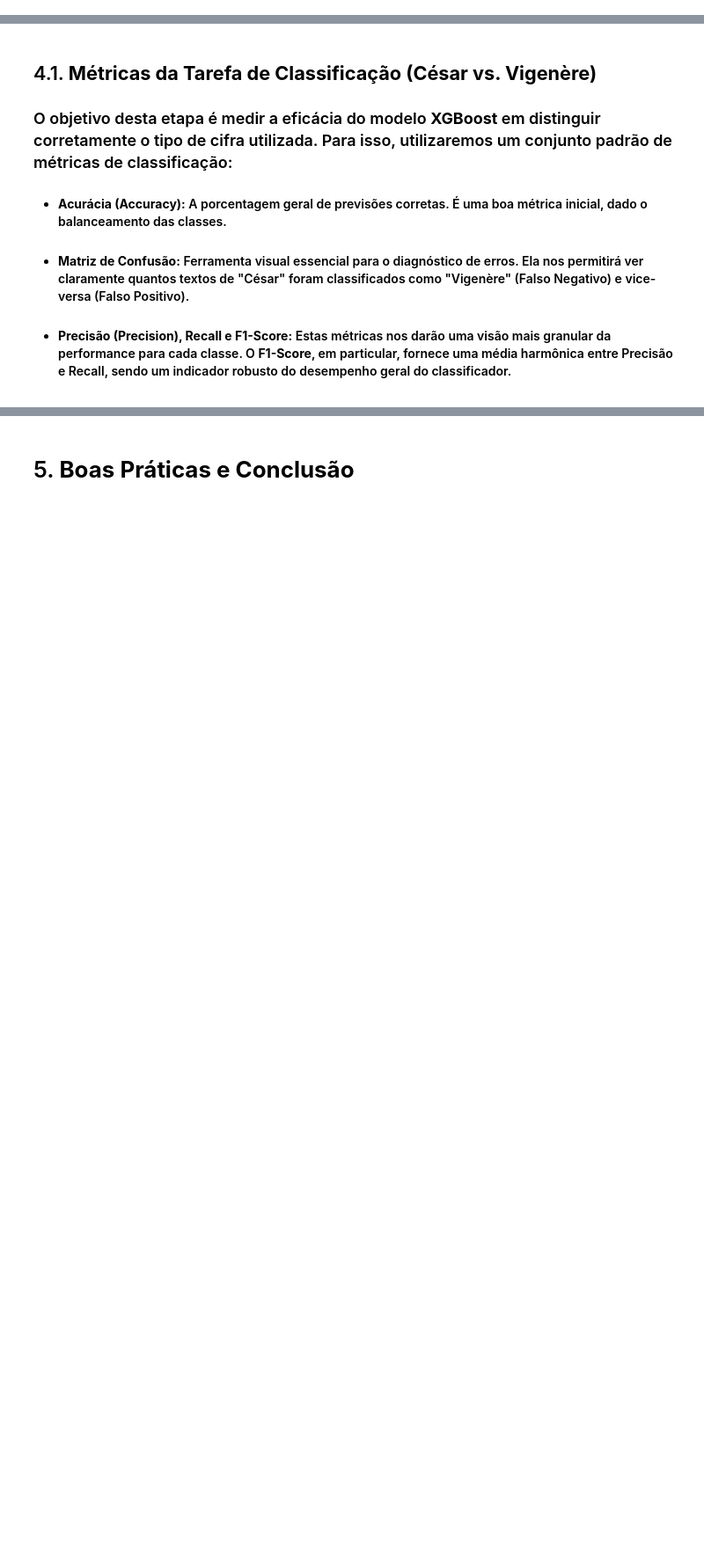
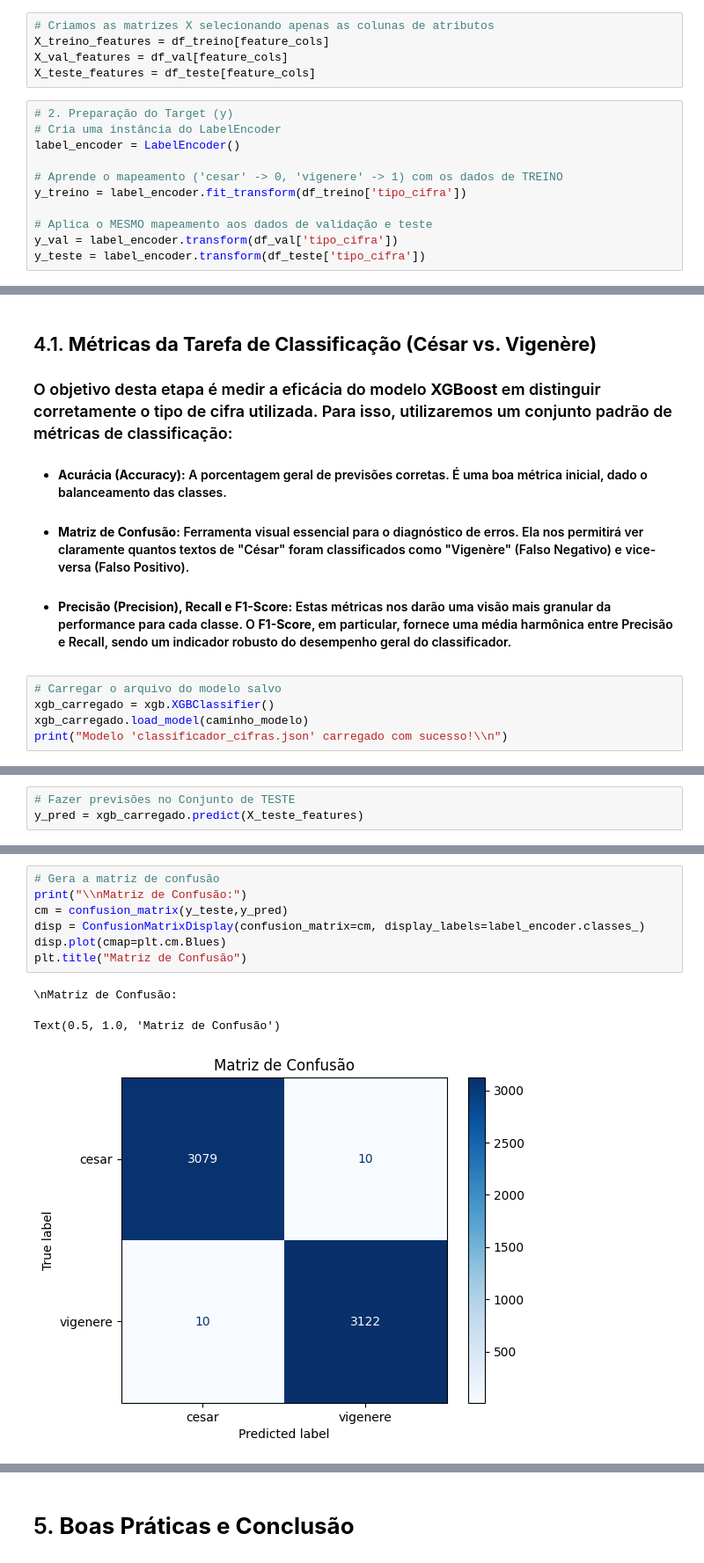
Before and after one commit to gabrielsimas/biblia-cifra-cesar-vigenere, a Jupyter notebook: MVP_BibliaCifraCesarVigenere.ipynb, the cells around one changed output, grey strips where cells are left out. Shown at 88% size. Saved outputs shown, nothing was run; the diff lists cells and outputs as text; blank space fills up the shorter version.

```diff
--- a/MVP_BibliaCifraCesarVigenere.ipynb
+++ b/MVP_BibliaCifraCesarVigenere.ipynb
@@ -813,0 +1032,16 @@ Y_classificacao_teste = Y_classificacao_teste.astype(np.float32)
+# %%
+# Criamos as matrizes X selecionando apenas as colunas de atributos
+X_treino_features = df_treino[feature_cols]
+X_val_features = df_val[feature_cols]
+X_teste_features = df_teste[feature_cols]
+# %%
+# 2. Preparação do Target (y)
+# Cria uma instância do LabelEncoder
+label_encoder = LabelEncoder()
+
+# Aprende o mapeamento ('cesar' -> 0, 'vigenere' -> 1) com os dados de TREINO
+y_treino = label_encoder.fit_transform(df_treino['tipo_cifra'])
+
+# Aplica o MESMO mapeamento aos dados de validação e teste
+y_val = label_encoder.transform(df_val['tipo_cifra'])
+y_teste = label_encoder.transform(df_teste['tipo_cifra'])
@@ -853,3 +1471,8 @@ Y_classificacao_teste = Y_classificacao_teste.astype(np.float32)
 * #### **Acurácia (Accuracy):** A porcentagem geral de previsões corretas. É uma boa métrica inicial, dado o balanceamento das classes.
 * #### **Matriz de Confusão:** Ferramenta visual essencial para o diagnóstico de erros. Ela nos permitirá ver claramente quantos textos de "César" foram classificados como "Vigenère" (Falso Negativo) e vice-versa (Falso Positivo).
 * #### **Precisão (Precision), Recall e F1-Score:** Estas métricas nos darão uma visão mais granular da performance para cada classe. O **F1-Score**, em particular, fornece uma média harmônica entre Precisão e Recall, sendo um indicador robusto do desempenho geral do classificador.
+# %%
+# Carregar o arquivo do modelo salvo
+xgb_carregado = xgb.XGBClassifier()
+xgb_carregado.load_model(caminho_modelo)
+print("Modelo 'classificador_cifras.json' carregado com sucesso!\\n")
@@ -855,0 +1481,3 @@ Y_classificacao_teste = Y_classificacao_teste.astype(np.float32)
+# %%
+# Fazer previsões no Conjunto de TESTE
+y_pred = xgb_carregado.predict(X_teste_features)
@@ -855,0 +1511,11 @@ Y_classificacao_teste = Y_classificacao_teste.astype(np.float32)
+# %%
+# Gera a matriz de confusão
+print("\\nMatriz de Confusão:")
+cm = confusion_matrix(y_teste,y_pred)
+disp = ConfusionMatrixDisplay(confusion_matrix=cm, display_labels=label_encoder.classes_)
+disp.plot(cmap=plt.cm.Blues)
+plt.title("Matriz de Confusão")
+# %% [output]
+\nMatriz de Confusão:
+Text(0.5, 1.0, 'Matriz de Confusão')
+[figure, added]
```
Also changed, not shown: parts of 96 cells of this notebook, 7 other files.
